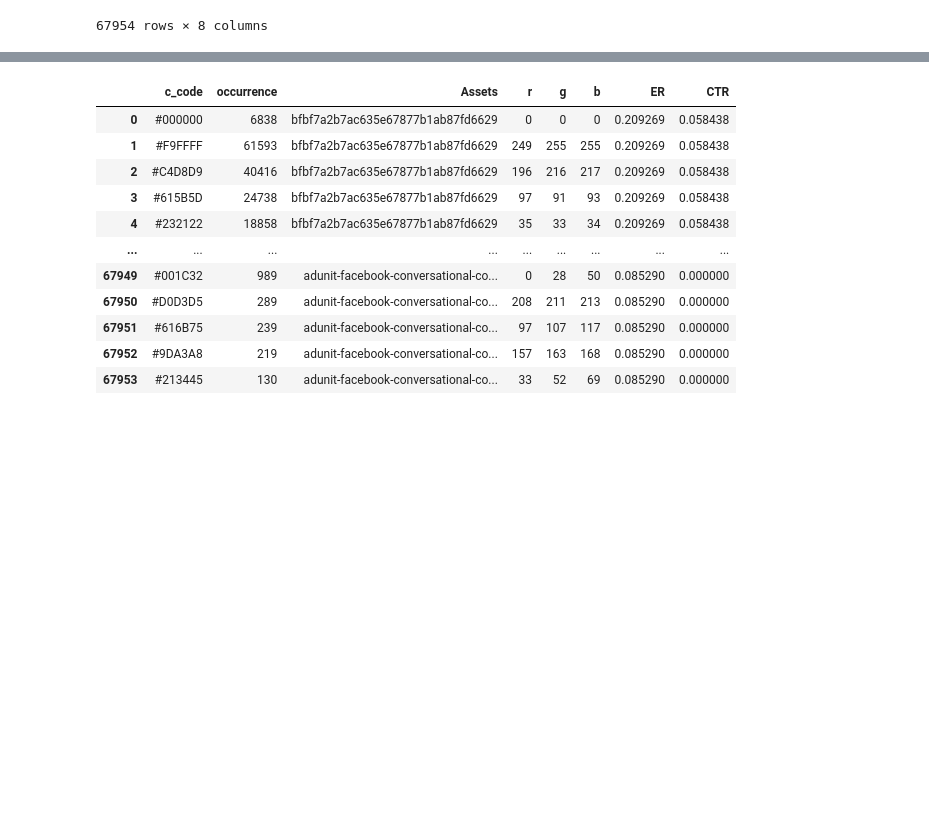
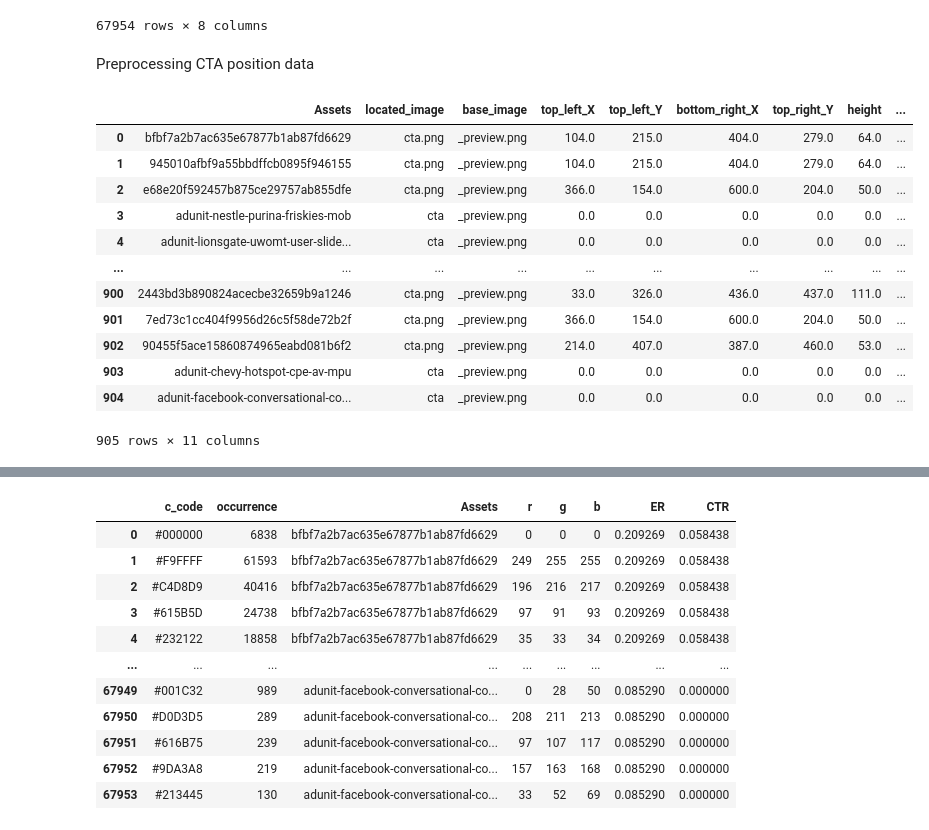
Before and after one commit to ad-Optimisation/ad_optimisation, a Jupyter notebook: notebooks/preprocessing.ipynb, the cells around one changed output, grey strips where cells are left out. Saved outputs shown, nothing was run; the diff lists cells and outputs as text; code cells hidden in the pictures; blank space fills up the shorter version.

```diff
--- a/notebooks/preprocessing.ipynb
+++ b/notebooks/preprocessing.ipynb
@@ -70,3 +70,24 @@ color_data
 | 67952 | #9DA3A8 | (157, 163, 168) | 219 | adunit-facebook-conversational-co... | option-4-clicked.png | 157 | 163 | 168 |
 | 67953 | #213445 | (33, 52, 69) | 130 | adunit-facebook-conversational-co... | option-4-clicked.png | 33 | 52 | 69 |
 67954 rows × 8 columns
+# %% [markdown]
+Preprocessing CTA position data
+# %%
+cta_data = pd.read_csv("../data/cta_position.csv")
+# %%
+cta_data = cta_data.fillna(0)
+cta_data
+# %% [output]
+|  | Assets | located_image | base_image | top_left_X | top_left_Y | bottom_right_X | top_right_Y | height | ... |
+| 0 | bfbf7a2b7ac635e67877b1ab87fd6629 | cta.png | _preview.png | 104.0 | 215.0 | 404.0 | 279.0 | 64.0 | ... |
+| 1 | 945010afbf9a55bbdffcb0895f946155 | cta.png | _preview.png | 104.0 | 215.0 | 404.0 | 279.0 | 64.0 | ... |
+| 2 | e68e20f592457b875ce29757ab855dfe | cta.png | _preview.png | 366.0 | 154.0 | 600.0 | 204.0 | 50.0 | ... |
+| 3 | adunit-nestle-purina-friskies-mob | cta | _preview.png | 0.0 | 0.0 | 0.0 | 0.0 | 0.0 | ... |
+| 4 | adunit-lionsgate-uwomt-user-slide... | cta | _preview.png | 0.0 | 0.0 | 0.0 | 0.0 | 0.0 | ... |
+| ... | ... | ... | ... | ... | ... | ... | ... | ... | ... |
+| 900 | 2443bd3b890824acecbe32659b9a1246 | cta.png | _preview.png | 33.0 | 326.0 | 436.0 | 437.0 | 111.0 | ... |
+| 901 | 7ed73c1cc404f9956d26c5f58de72b2f | cta.png | _preview.png | 366.0 | 154.0 | 600.0 | 204.0 | 50.0 | ... |
+| 902 | 90455f5ace15860874965eabd081b6f2 | cta.png | _preview.png | 214.0 | 407.0 | 387.0 | 460.0 | 53.0 | ... |
+| 903 | adunit-chevy-hotspot-cpe-av-mpu | cta | _preview.png | 0.0 | 0.0 | 0.0 | 0.0 | 0.0 | ... |
+| 904 | adunit-facebook-conversational-co... | cta | _preview.png | 0.0 | 0.0 | 0.0 | 0.0 | 0.0 | ... |
+905 rows × 11 columns
```
Also changed, not shown: parts of 17 cells of this notebook.
